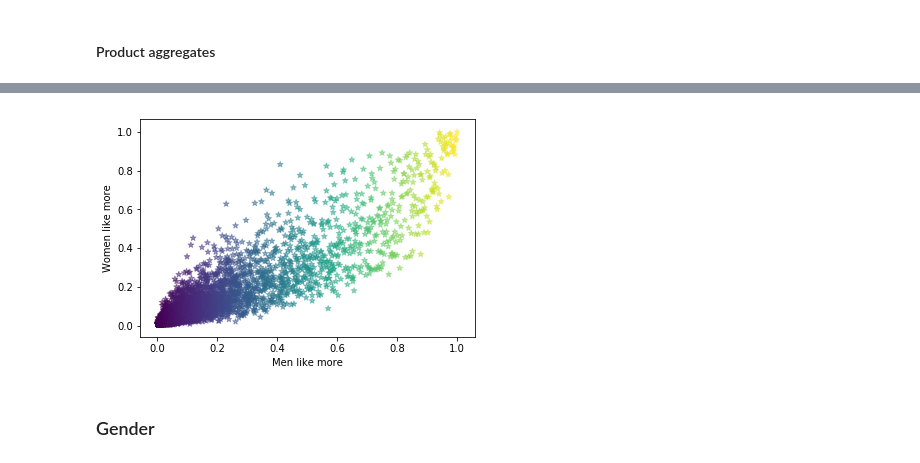
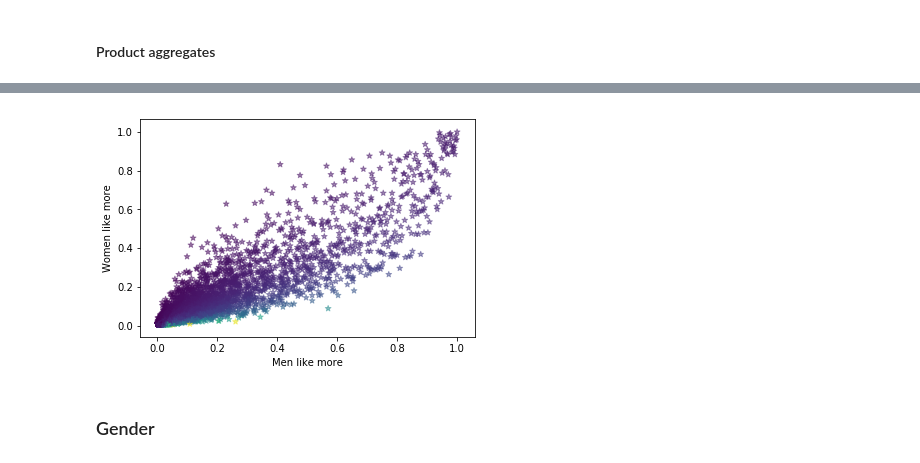
Before and after one commit to magda-lena-b/black_friday, a Jupyter notebook: BF.ipynb, the cells around one changed output, grey strips where cells are left out. Drawn from its saved outputs; the diff is of its cells as text; code cells hidden in the pictures.

```diff
--- a/BF.ipynb
+++ b/BF.ipynb
@@ -139,16 +146,16 @@ df_prod['men_rank']=df_prod['men_rank']/df_prod['men_rank'].max()
 # %%
 
 N = len(df_prod.men_rank)
 x = df_prod.men_rank
 y = df_prod.women_rank
 #colors = df_prod.men_rank/df_prod.women_rank
-colors = 100*df_prod.men_rank
+colors = df_prod.men_rank/df_prod.women_rank
 plt.scatter(x, y, marker='*', c=colors, alpha=0.5)
 plt.xlabel('Men like more')
 plt.ylabel('Women like more')
 plt.show()
 # %% [output]
-[figure, old version]
+[figure, new version]
 # %% [markdown]
 ### Gender
 # %%
```
Also changed, not shown: parts of 11 cells of this notebook.
